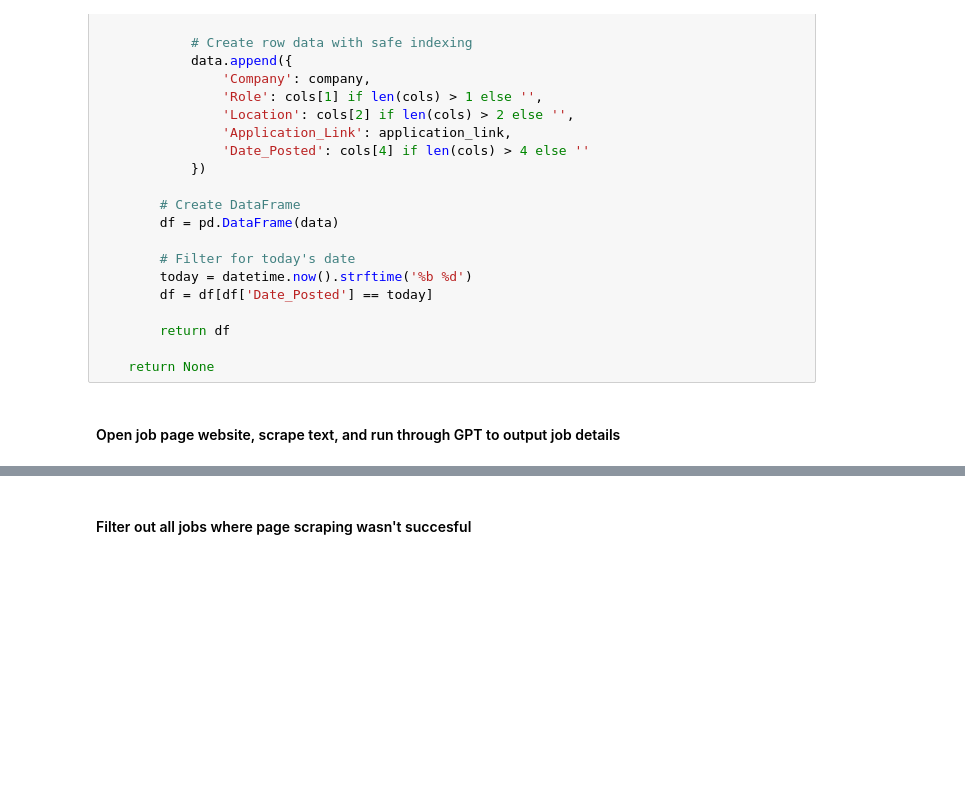
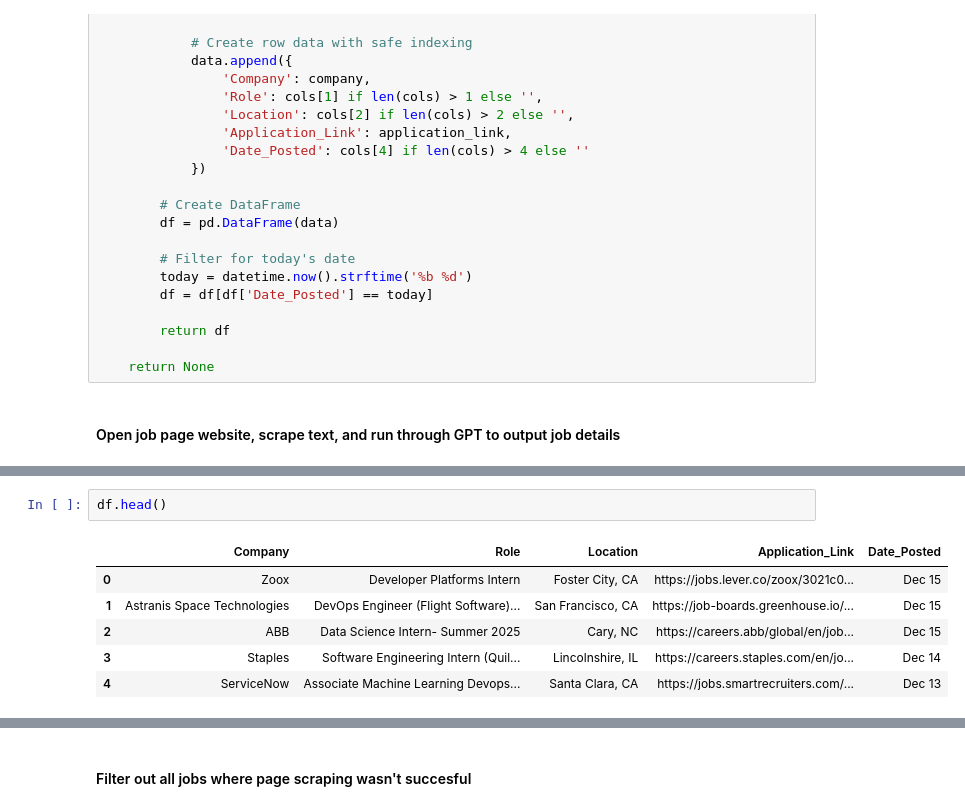
Before and after one commit to Sloosmore/abg, a Jupyter notebook: scraper/testing.ipynb, the cells around one changed output, grey strips where cells are left out. Drawn from its saved outputs; the diff is of its cells as text; blank space fills up the shorter version.

```diff
--- a/scraper/testing.ipynb
+++ b/scraper/testing.ipynb
@@ -248,3 +324,12 @@ df.head()
+# %%
+df.head()
+# %% [output]
+|  | Company | Role | Location | Application_Link | Date_Posted |
+| 0 | Zoox | Developer Platforms Intern | Foster City, CA | https://jobs.lever.co/zoox/3021c0... | Dec 15 |
+| 1 | Astranis Space Technologies | DevOps Engineer (Flight Software)... | San Francisco, CA | https://job-boards.greenhouse.io/... | Dec 15 |
+| 2 | ABB | Data Science Intern- Summer 2025 | Cary, NC | https://careers.abb/global/en/job... | Dec 15 |
+| 3 | Staples | Software Engineering Intern (Quil... | Lincolnshire, IL | https://careers.staples.com/en/jo... | Dec 14 |
+| 4 | ServiceNow | Associate Machine Learning Devops... | Santa Clara, CA | https://jobs.smartrecruiters.com/... | Dec 13 |
 # %%
 enriched_jobs = enrich_job_data(df)
 # %% [output]
```
Also changed, not shown: parts of 8 cells of this notebook, 12 other files.
